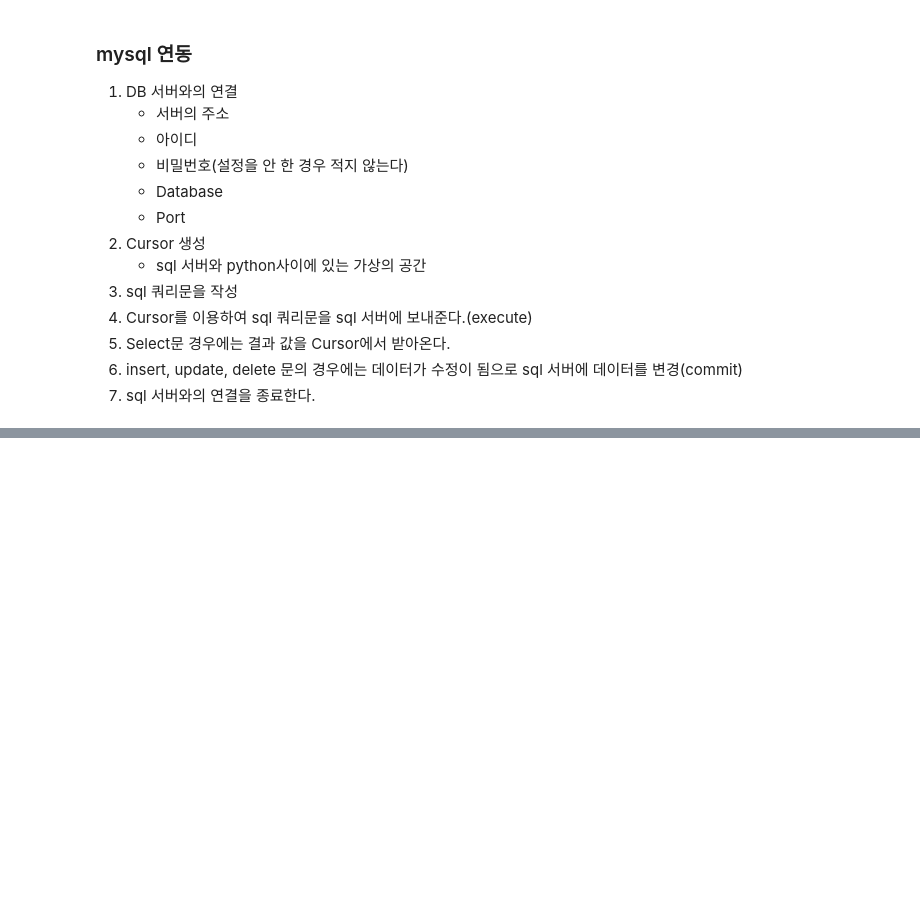
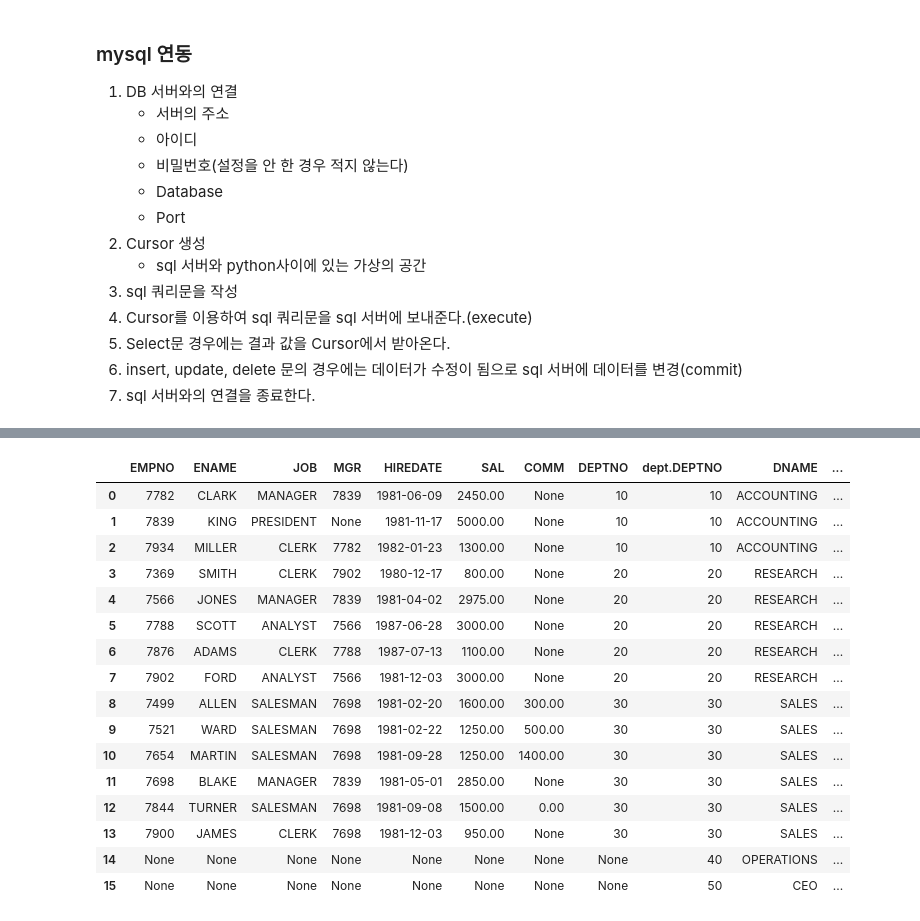
Before and after one commit to mijin-kimm/python-ezen, a Jupyter notebook: 231008/mysql.ipynb, the cells around one changed output, grey strips where cells are left out. Cells and saved outputs as stored; diff of their text form; code cells hidden in the pictures; blank space fills up the shorter version.

```diff
--- a/231008/mysql.ipynb
+++ b/231008/mysql.ipynb
@@ -67,0 +96,3 @@ cursor.execute(sql)
+# %%
+# cursor 공간에서 데이터를 불러온다.
+data = cursor.fetchall()
@@ -67,0 +247,17 @@ cursor.execute(sql)
+# %%
+# 인자값으로 쿼리문을 입력하면 결과를 데이터프레임으로 되돌려주는 함수
+def sql_load(sql):
+    cursor.execute(sql)
+    data = cursor.fetchall()
+    result = pd.DataFrame(data)
+    return result
+# %%
+sql = """
+    select
+    *
+    from
+    emp
+"""
+
+emp = sql_load(sql)
+emp
@@ -67,0 +280,9 @@ cursor.execute(sql)
+# %%
+sql = """
+    select
+    *
+    from
+    dept;
+"""
+dept = sql_load(sql)
+dept
@@ -67,0 +296,31 @@ cursor.execute(sql)
+# %%
+# join 결합 sql
+sql = """
+    select
+    *
+    from
+    emp
+    right join
+    dept
+    on
+    emp.DEPTNO = dept.DEPTNO;
+"""
+sql_load(sql)
+# %% [output]
+|  | EMPNO | ENAME | JOB | MGR | HIREDATE | SAL | COMM | DEPTNO | dept.DEPTNO | DNAME | ... |
+| 0 | 7782 | CLARK | MANAGER | 7839 | 1981-06-09 | 2450.00 | None | 10 | 10 | ACCOUNTING | ... |
+| 1 | 7839 | KING | PRESIDENT | None | 1981-11-17 | 5000.00 | None | 10 | 10 | ACCOUNTING | ... |
+| 2 | 7934 | MILLER | CLERK | 7782 | 1982-01-23 | 1300.00 | None | 10 | 10 | ACCOUNTING | ... |
+| 3 | 7369 | SMITH | CLERK | 7902 | 1980-12-17 | 800.00 | None | 20 | 20 | RESEARCH | ... |
+| 4 | 7566 | JONES | MANAGER | 7839 | 1981-04-02 | 2975.00 | None | 20 | 20 | RESEARCH | ... |
+| 5 | 7788 | SCOTT | ANALYST | 7566 | 1987-06-28 | 3000.00 | None | 20 | 20 | RESEARCH | ... |
+| 6 | 7876 | ADAMS | CLERK | 7788 | 1987-07-13 | 1100.00 | None | 20 | 20 | RESEARCH | ... |
+| 7 | 7902 | FORD | ANALYST | 7566 | 1981-12-03 | 3000.00 | None | 20 | 20 | RESEARCH | ... |
+| 8 | 7499 | ALLEN | SALESMAN | 7698 | 1981-02-20 | 1600.00 | 300.00 | 30 | 30 | SALES | ... |
+| 9 | 7521 | WARD | SALESMAN | 7698 | 1981-02-22 | 1250.00 | 500.00 | 30 | 30 | SALES | ... |
+| 10 | 7654 | MARTIN | SALESMAN | 7698 | 1981-09-28 | 1250.00 | 1400.00 | 30 | 30 | SALES | ... |
+| 11 | 7698 | BLAKE | MANAGER | 7839 | 1981-05-01 | 2850.00 | None | 30 | 30 | SALES | ... |
+| 12 | 7844 | TURNER | SALESMAN | 7698 | 1981-09-08 | 1500.00 | 0.00 | 30 | 30 | SALES | ... |
+| 13 | 7900 | JAMES | CLERK | 7698 | 1981-12-03 | 950.00 | None | 30 | 30 | SALES | ... |
+| 14 | None | None | None | None | None | None | None | None | 40 | OPERATIONS | ... |
+| 15 | None | None | None | None | None | None | None | None | 50 | CEO | ... |
```
Also changed, not shown: parts of 22 cells of this notebook, 3 other files.
